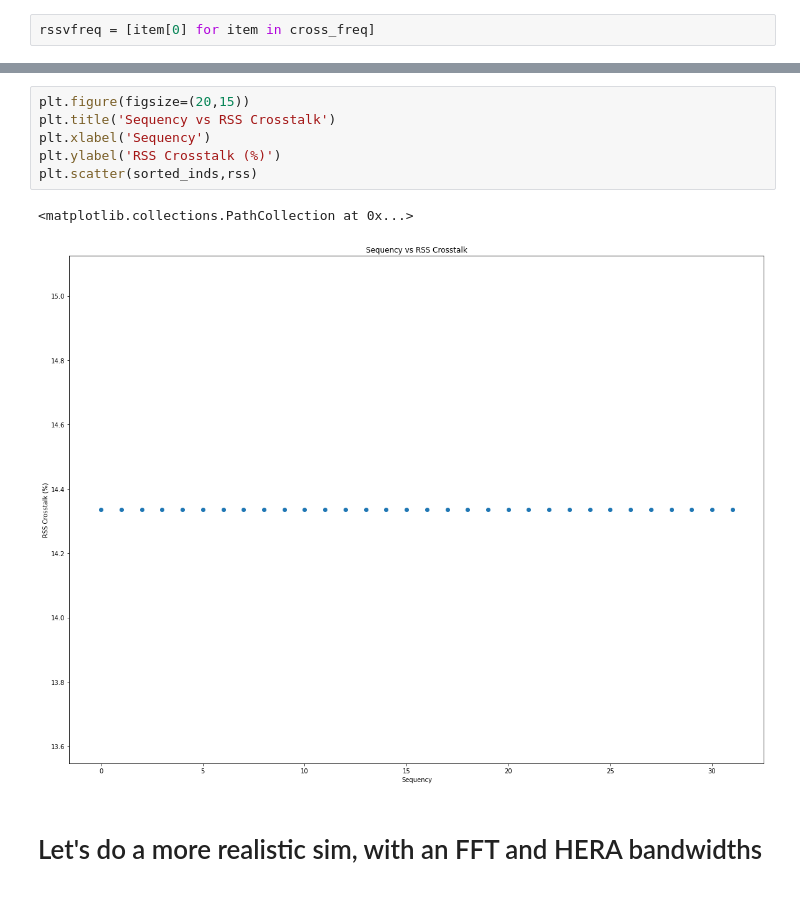
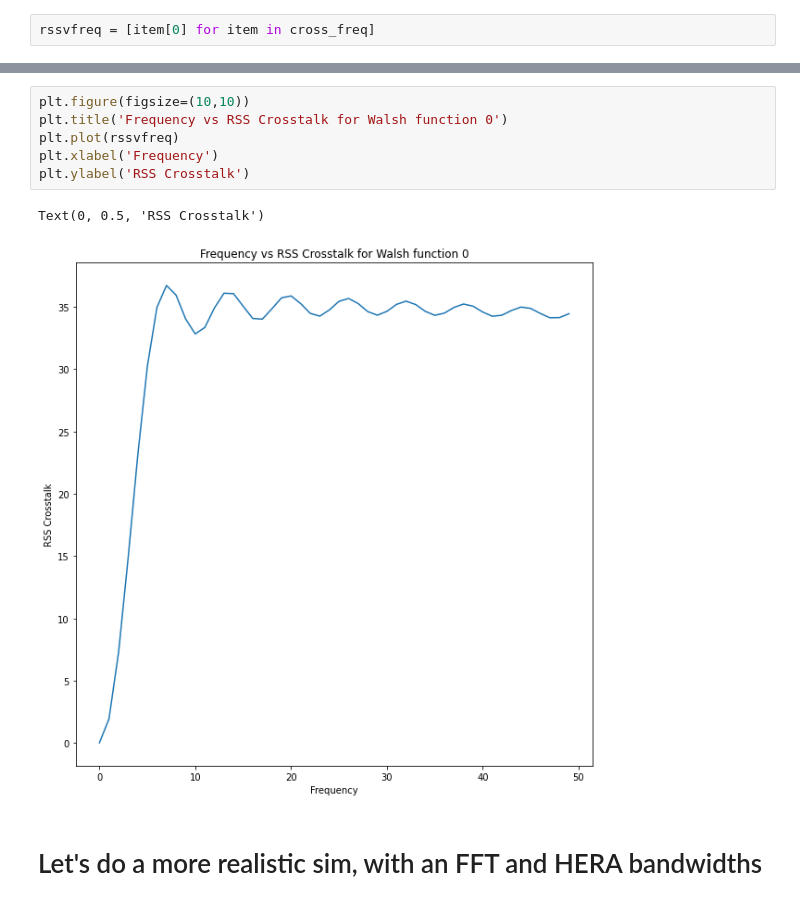
Before and after one commit to lmberkhout/walsh_sims, a Jupyter notebook: psdemo.ipynb, the cells around one changed output, grey strips where cells are left out. Drawn from its saved outputs; the diff is of its cells as text.

```diff
--- a/psdemo.ipynb
+++ b/psdemo.ipynb
@@ -551,12 +492,12 @@ for i in range(32):
 # %%
-plt.figure(figsize=(20,15))
-plt.title('Sequency vs RSS Crosstalk')
-plt.xlabel('Sequency')
-plt.ylabel('RSS Crosstalk (%)')
-plt.scatter(sorted_inds,rss)
+plt.figure(figsize=(10,10))
+plt.title('Frequency vs RSS Crosstalk for Walsh function 0')
+plt.plot(rssvfreq)
+plt.xlabel('Frequency')
+plt.ylabel('RSS Crosstalk')
 # %% [output]
-<matplotlib.collections.PathCollection at 0x...>
+Text(0, 0.5, 'RSS Crosstalk')
-[figure, old version]
+[figure, new version]
 # %% [markdown]
 # Let's do a more realistic sim, with an FFT and HERA bandwidths
 # %%
```
Also changed, not shown: parts of 61 cells of this notebook.
